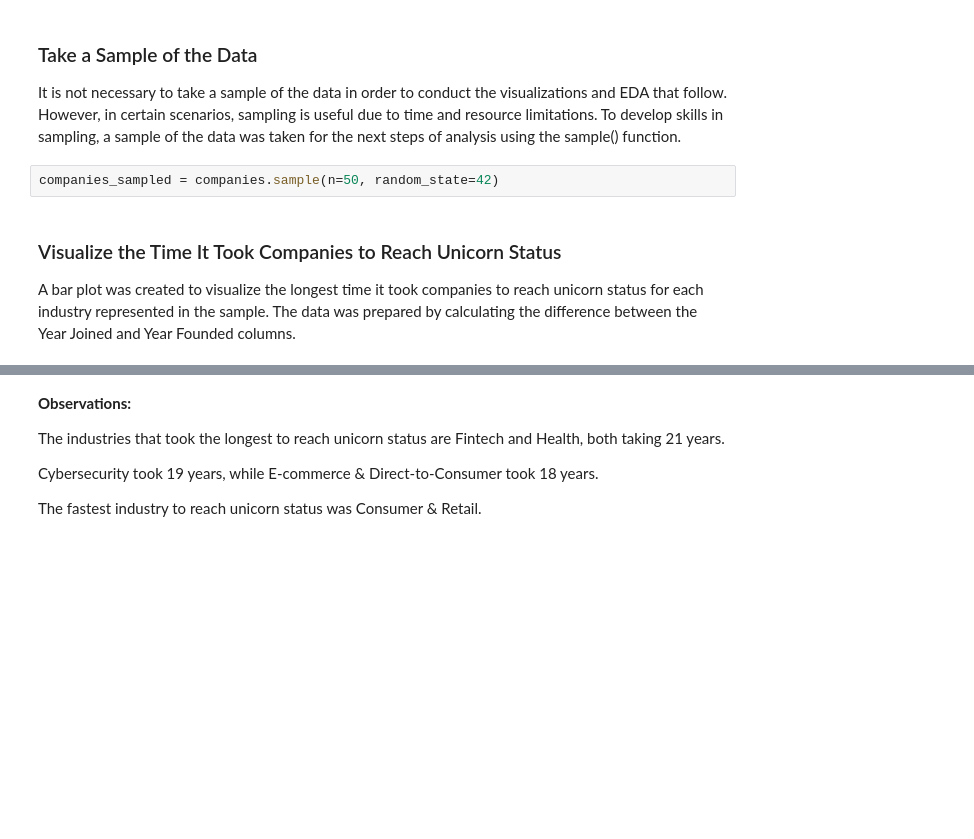
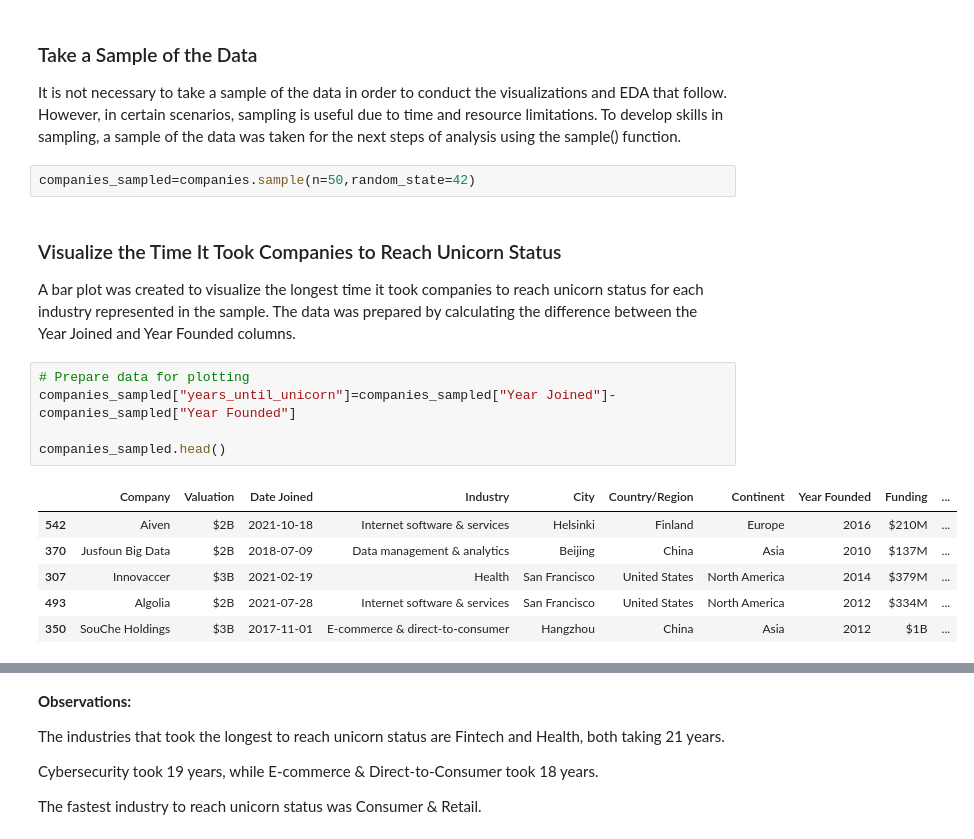
Before and after one commit to Cyberoctane29/Unicorn-Companies-Analysis, a Jupyter notebook: Unicorn_Companies_Analysis.ipynb, the cells around one changed output, grey strips where cells are left out. Drawn from its saved outputs; the diff is of its cells as text; blank space fills up the shorter version.

```diff
--- a/Unicorn_Companies_Analysis.ipynb
+++ b/Unicorn_Companies_Analysis.ipynb
@@ -200,8 +200,20 @@ companies.head()
 
 It is not necessary to take a sample of the data in order to conduct the visualizations and EDA that follow. However, in certain scenarios, sampling is useful due to time and resource limitations. To develop skills in sampling, a sample of the data was taken for the next steps of analysis using the sample() function.
 # %%
-companies_sampled = companies.sample(n=50, random_state=42)
+companies_sampled=companies.sample(n=50,random_state=42)
 # %% [markdown]
 ### Visualize the Time It Took Companies to Reach Unicorn Status
 
 A bar plot was created to visualize the longest time it took companies to reach unicorn status for each industry represented in the sample. The data was prepared by calculating the difference between the Year Joined and Year Founded columns.
+# %%
+# Prepare data for plotting
+companies_sampled["years_until_unicorn"]=companies_sampled["Year Joined"]-companies_sampled["Year Founded"]
+
+companies_sampled.head()
+# %% [output]
+|  | Company | Valuation | Date Joined | Industry | City | Country/Region | Continent | Year Founded | Funding | ... |
+| 542 | Aiven | $2B | 2021-10-18 | Internet software & services | Helsinki | Finland | Europe | 2016 | $210M | ... |
+| 370 | Jusfoun Big Data | $2B | 2018-07-09 | Data management & analytics | Beijing | China | Asia | 2010 | $137M | ... |
+| 307 | Innovaccer | $3B | 2021-02-19 | Health | San Francisco | United States | North America | 2014 | $379M | ... |
+| 493 | Algolia | $2B | 2021-07-28 | Internet software & services | San Francisco | United States | North America | 2012 | $334M | ... |
+| 350 | SouChe Holdings | $3B | 2017-11-01 | E-commerce & direct-to-consumer | Hangzhou | China | Asia | 2012 | $1B | ... |
```
Also changed, not shown: parts of 8 cells of this notebook.
